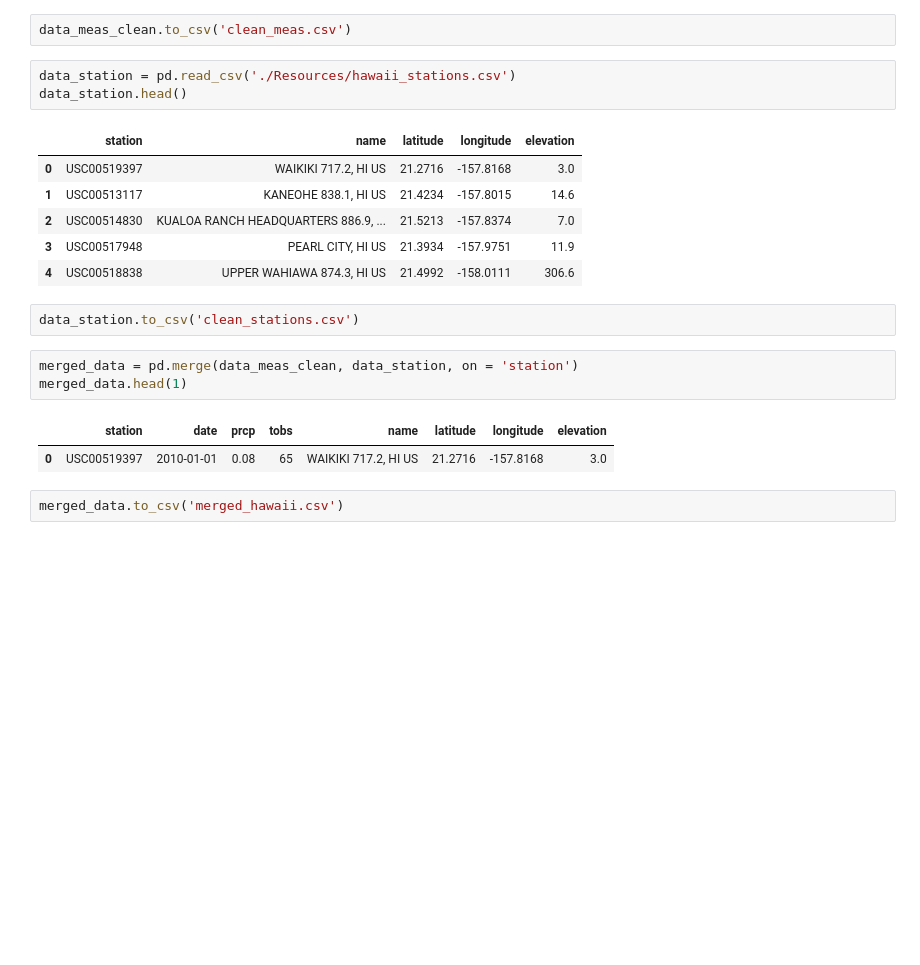
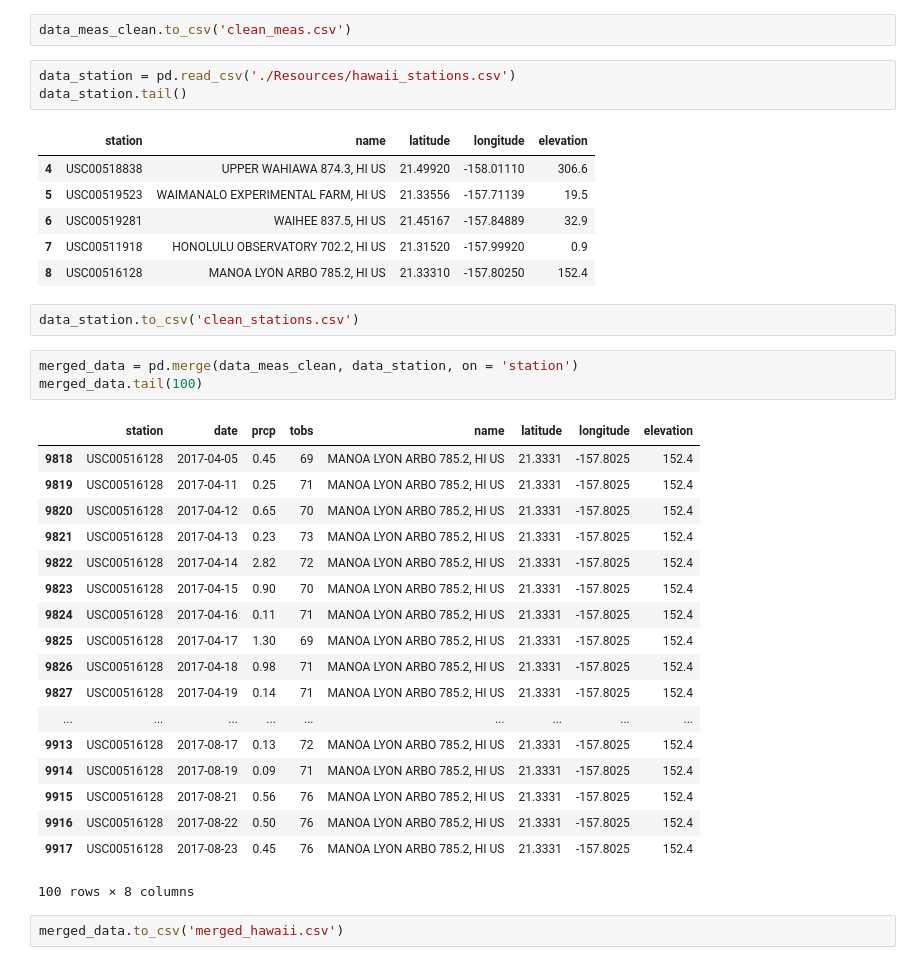
Before and after one commit to mrbalikci/sqlalchemy, a Jupyter notebook: data_engineering.ipynb, the cells around one changed output. Saved outputs shown, nothing was run; the diff lists cells and outputs as text; blank space fills up the shorter version.

```diff
--- a/data_engineering.ipynb
+++ b/data_engineering.ipynb
@@ -21,21 +21,37 @@ data_meas_clean.size
 data_meas_clean.to_csv('clean_meas.csv')
 # %%
 data_station = pd.read_csv('./Resources/hawaii_stations.csv')
-data_station.head()
+data_station.tail()
 # %% [output]
 |  | station | name | latitude | longitude | elevation |
-| 0 | USC00519397 | WAIKIKI 717.2, HI US | 21.2716 | -157.8168 | 3.0 |
-| 1 | USC00513117 | KANEOHE 838.1, HI US | 21.4234 | -157.8015 | 14.6 |
-| 2 | USC00514830 | KUALOA RANCH HEADQUARTERS 886.9, ... | 21.5213 | -157.8374 | 7.0 |
-| 3 | USC00517948 | PEARL CITY, HI US | 21.3934 | -157.9751 | 11.9 |
-| 4 | USC00518838 | UPPER WAHIAWA 874.3, HI US | 21.4992 | -158.0111 | 306.6 |
+| 4 | USC00518838 | UPPER WAHIAWA 874.3, HI US | 21.49920 | -158.01110 | 306.6 |
+| 5 | USC00519523 | WAIMANALO EXPERIMENTAL FARM, HI US | 21.33556 | -157.71139 | 19.5 |
+| 6 | USC00519281 | WAIHEE 837.5, HI US | 21.45167 | -157.84889 | 32.9 |
+| 7 | USC00511918 | HONOLULU OBSERVATORY 702.2, HI US | 21.31520 | -157.99920 | 0.9 |
+| 8 | USC00516128 | MANOA LYON ARBO 785.2, HI US | 21.33310 | -157.80250 | 152.4 |
 # %%
 data_station.to_csv('clean_stations.csv')
 # %%
 merged_data = pd.merge(data_meas_clean, data_station, on = 'station')
-merged_data.head(1)
+merged_data.tail(100)
 # %% [output]
 |  | station | date | prcp | tobs | name | latitude | longitude | elevation |
-| 0 | USC00519397 | 2010-01-01 | 0.08 | 65 | WAIKIKI 717.2, HI US | 21.2716 | -157.8168 | 3.0 |
+| 9818 | USC00516128 | 2017-04-05 | 0.45 | 69 | MANOA LYON ARBO 785.2, HI US | 21.3331 | -157.8025 | 152.4 |
+| 9819 | USC00516128 | 2017-04-11 | 0.25 | 71 | MANOA LYON ARBO 785.2, HI US | 21.3331 | -157.8025 | 152.4 |
+| 9820 | USC00516128 | 2017-04-12 | 0.65 | 70 | MANOA LYON ARBO 785.2, HI US | 21.3331 | -157.8025 | 152.4 |
+| 9821 | USC00516128 | 2017-04-13 | 0.23 | 73 | MANOA LYON ARBO 785.2, HI US | 21.3331 | -157.8025 | 152.4 |
+| 9822 | USC00516128 | 2017-04-14 | 2.82 | 72 | MANOA LYON ARBO 785.2, HI US | 21.3331 | -157.8025 | 152.4 |
+| 9823 | USC00516128 | 2017-04-15 | 0.90 | 70 | MANOA LYON ARBO 785.2, HI US | 21.3331 | -157.8025 | 152.4 |
+| 9824 | USC00516128 | 2017-04-16 | 0.11 | 71 | MANOA LYON ARBO 785.2, HI US | 21.3331 | -157.8025 | 152.4 |
+| 9825 | USC00516128 | 2017-04-17 | 1.30 | 69 | MANOA LYON ARBO 785.2, HI US | 21.3331 | -157.8025 | 152.4 |
+| 9826 | USC00516128 | 2017-04-18 | 0.98 | 71 | MANOA LYON ARBO 785.2, HI US | 21.3331 | -157.8025 | 152.4 |
+| 9827 | USC00516128 | 2017-04-19 | 0.14 | 71 | MANOA LYON ARBO 785.2, HI US | 21.3331 | -157.8025 | 152.4 |
+| ... | ... | ... | ... | ... | ... | ... | ... | ... |
+| 9913 | USC00516128 | 2017-08-17 | 0.13 | 72 | MANOA LYON ARBO 785.2, HI US | 21.3331 | -157.8025 | 152.4 |
+| 9914 | USC00516128 | 2017-08-19 | 0.09 | 71 | MANOA LYON ARBO 785.2, HI US | 21.3331 | -157.8025 | 152.4 |
+| 9915 | USC00516128 | 2017-08-21 | 0.56 | 76 | MANOA LYON ARBO 785.2, HI US | 21.3331 | -157.8025 | 152.4 |
+| 9916 | USC00516128 | 2017-08-22 | 0.50 | 76 | MANOA LYON ARBO 785.2, HI US | 21.3331 | -157.8025 | 152.4 |
+| 9917 | USC00516128 | 2017-08-23 | 0.45 | 76 | MANOA LYON ARBO 785.2, HI US | 21.3331 | -157.8025 | 152.4 |
+100 rows × 8 columns
 # %%
 merged_data.to_csv('merged_hawaii.csv')
```
Also changed, not shown: 10 other files.
